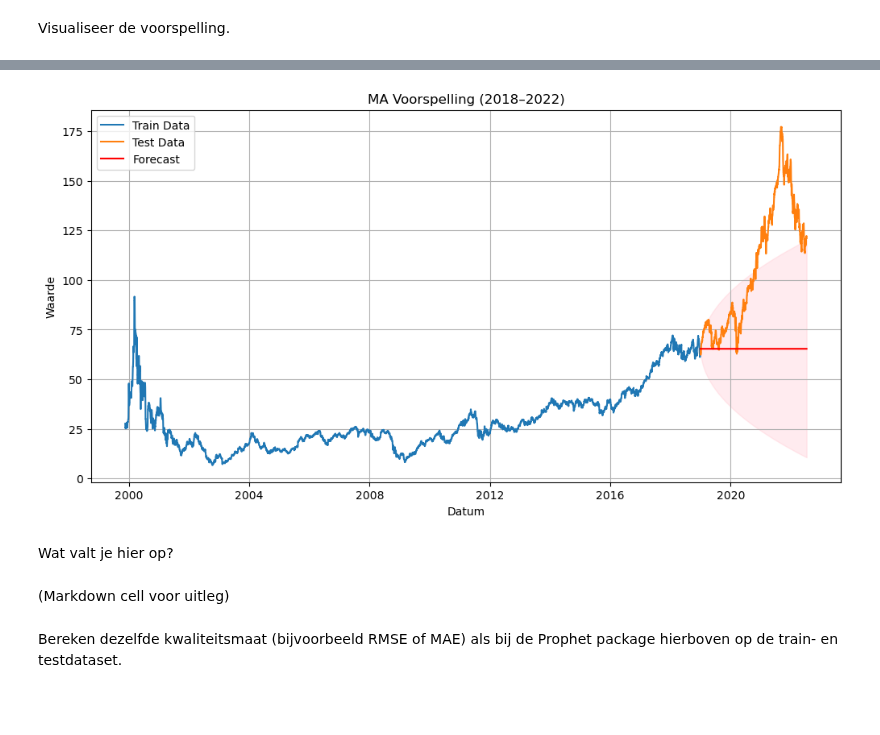
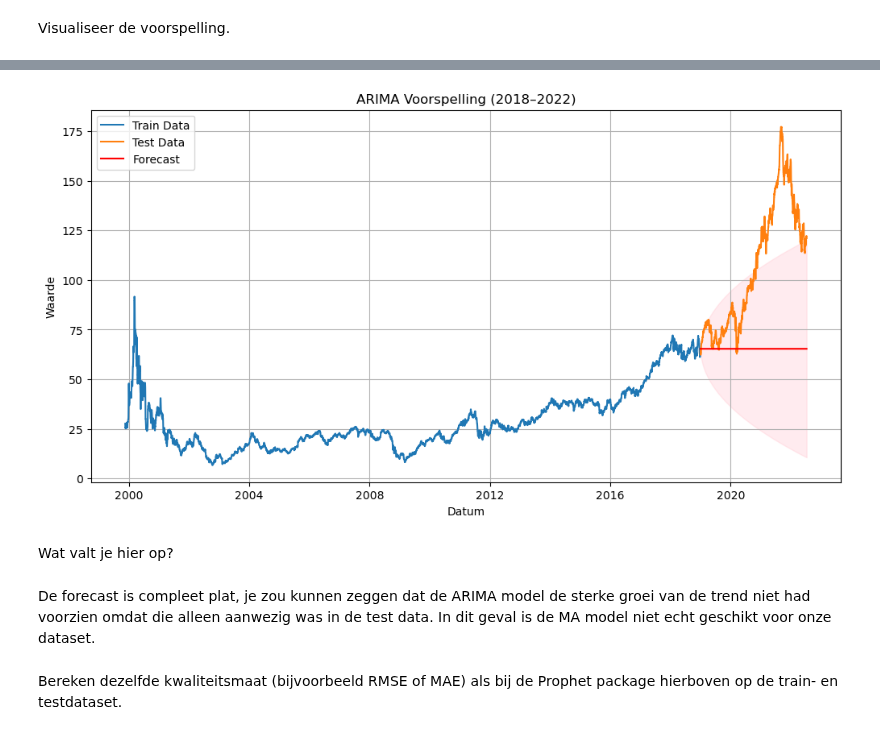
Before and after one commit to yanj27/Smart_Industry, a Jupyter notebook: Data Mining/Opdracht 4/Data Mining - Opdracht 4 (Tijdreeksen).ipynb, the cells around one changed output, grey strips where cells are left out. Drawn from its saved outputs; the diff is of its cells as text; code cells hidden in the pictures; blank space fills up the shorter version.

```diff
--- a/Data Mining/Opdracht 4/Data Mining - Opdracht 4 (Tijdreeksen).ipynb
+++ b/Data Mining/Opdracht 4/Data Mining - Opdracht 4 (Tijdreeksen).ipynb
@@ -395,32 +411,32 @@ Warnings:
 # %%
 n_test = len(X_test)
 forecast = result.get_forecast(steps=n_test)
 pred_mean = forecast.predicted_mean
 conf_int = forecast.conf_int()
 
 plt.figure(figsize=(12,6))
 plt.plot(X_train.index, X_train, label='Train Data')
 plt.plot(X_test.index, X_test, label='Test Data')
 plt.plot(pred_mean.index, pred_mean, label='Forecast', color='red')
 
 # Confidence interval
 plt.fill_between(pred_mean.index,
                  conf_int.iloc[:, 0],
                  conf_int.iloc[:, 1],
                  color='pink', alpha=0.3)
 
-plt.title('MA Voorspelling (2018–2022)')
+plt.title('ARIMA Voorspelling (2018–2022)')
 plt.xlabel('Datum')
 plt.ylabel('Waarde')
 plt.legend()
 plt.grid(True)
 plt.show()
 # %% [output]
-[figure, old version]
+[figure, new version]
 # %% [markdown]
 Wat valt je hier op?
 # %% [markdown]
-(Markdown cell voor uitleg)
+De forecast is compleet plat, je zou kunnen zeggen dat de ARIMA model de sterke groei van de trend niet had voorzien omdat die alleen aanwezig was in de test data. In dit geval is de MA model niet echt geschikt voor onze dataset.
 # %% [markdown]
 Bereken dezelfde kwaliteitsmaat (bijvoorbeeld RMSE of MAE) als bij de Prophet package hierboven op de train- en testdataset.
 # %%
```
Also changed, not shown: parts of 10 cells of this notebook.
